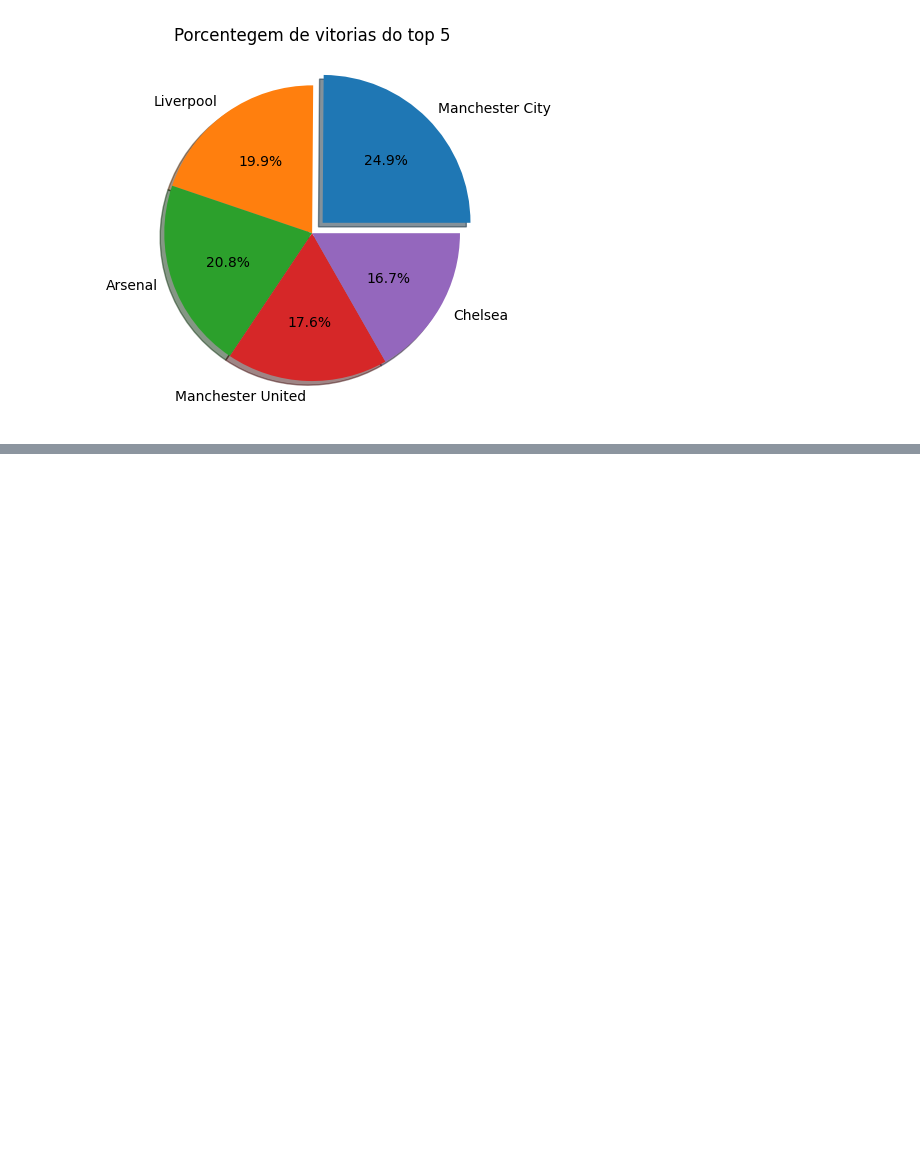
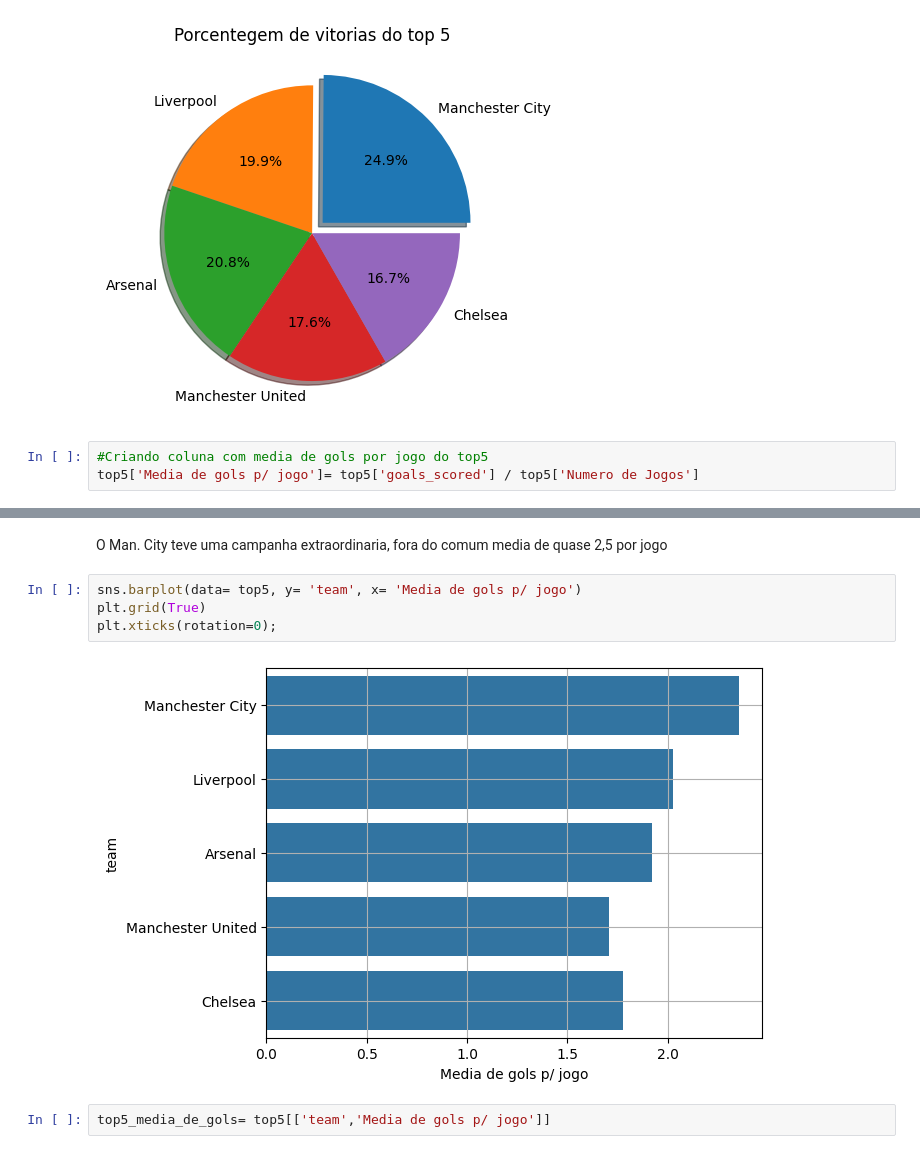
Before and after one commit to lucasghidini/PremierLeague2024, a Jupyter notebook: PremierLeague2024.ipynb, the cells around one changed output, grey strips where cells are left out. Drawn from its saved outputs; the diff is of its cells as text; blank space fills up the shorter version.

```diff
--- a/PremierLeague2024.ipynb
+++ b/PremierLeague2024.ipynb
@@ -120,3 +120,6 @@ plt.pie(top5['wins'], labels = top5['team'], explode=(0.1,0,0,0,0), shadow= True
 plt.title('Porcentegem de vitorias do top 5');
 # %% [output]
 [figure]
+# %%
+#Criando coluna com media de gols por jogo do top5
+top5['Media de gols p/ jogo']= top5['goals_scored'] / top5['Numero de Jogos']
@@ -122,0 +142,10 @@ plt.title('Porcentegem de vitorias do top 5');
+# %% [markdown]
+O Man. City teve uma campanha extraordinaria, fora do comum media de quase 2,5 por jogo
+# %%
+sns.barplot(data= top5, y= 'team', x= 'Media de gols p/ jogo')
+plt.grid(True)
+plt.xticks(rotation=0);
+# %% [output]
+[figure, added]
+# %%
+top5_media_de_gols= top5[['team','Media de gols p/ jogo']]
```
Also changed, not shown: parts of 3 cells of this notebook, 1 other file.
